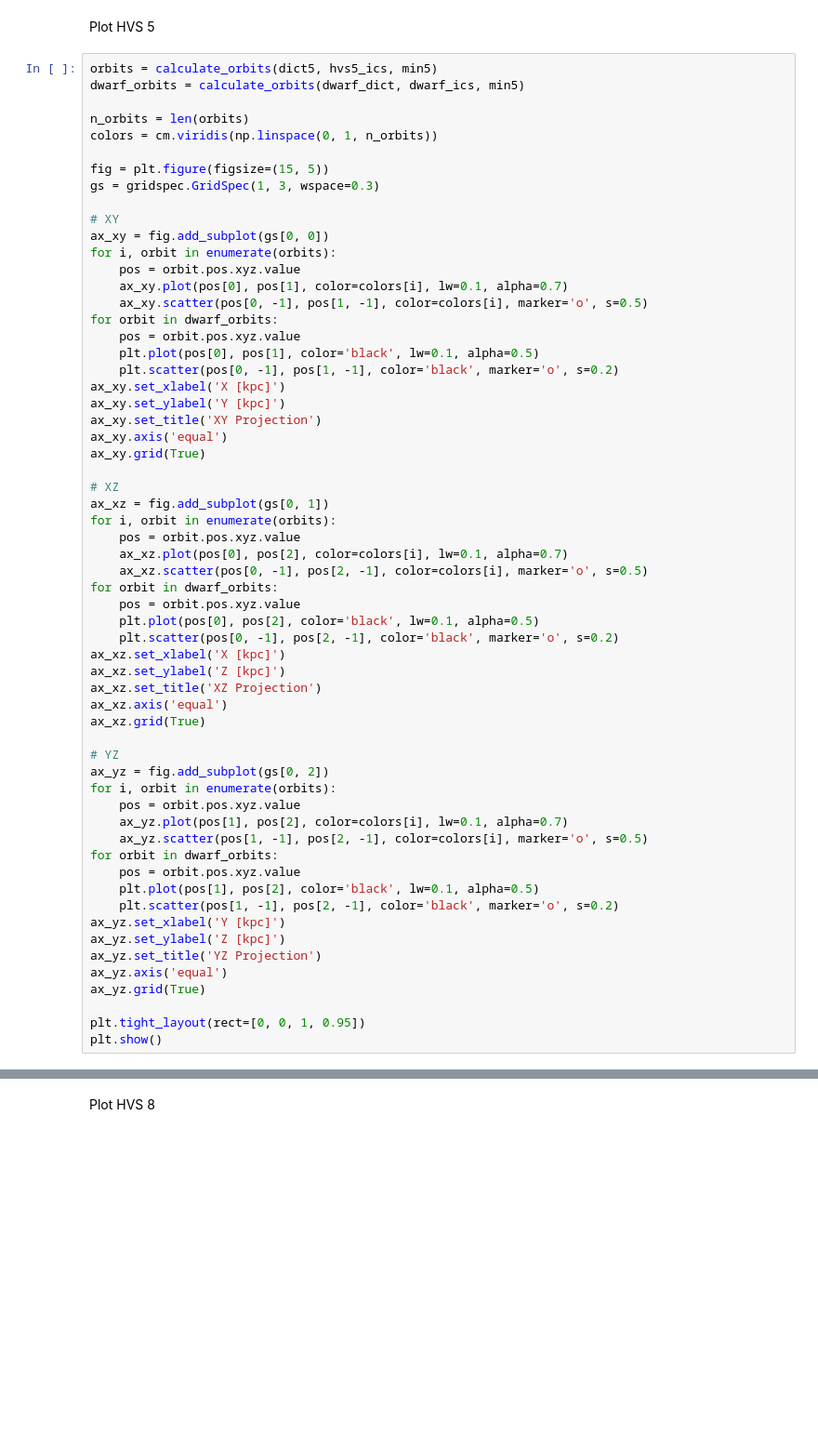
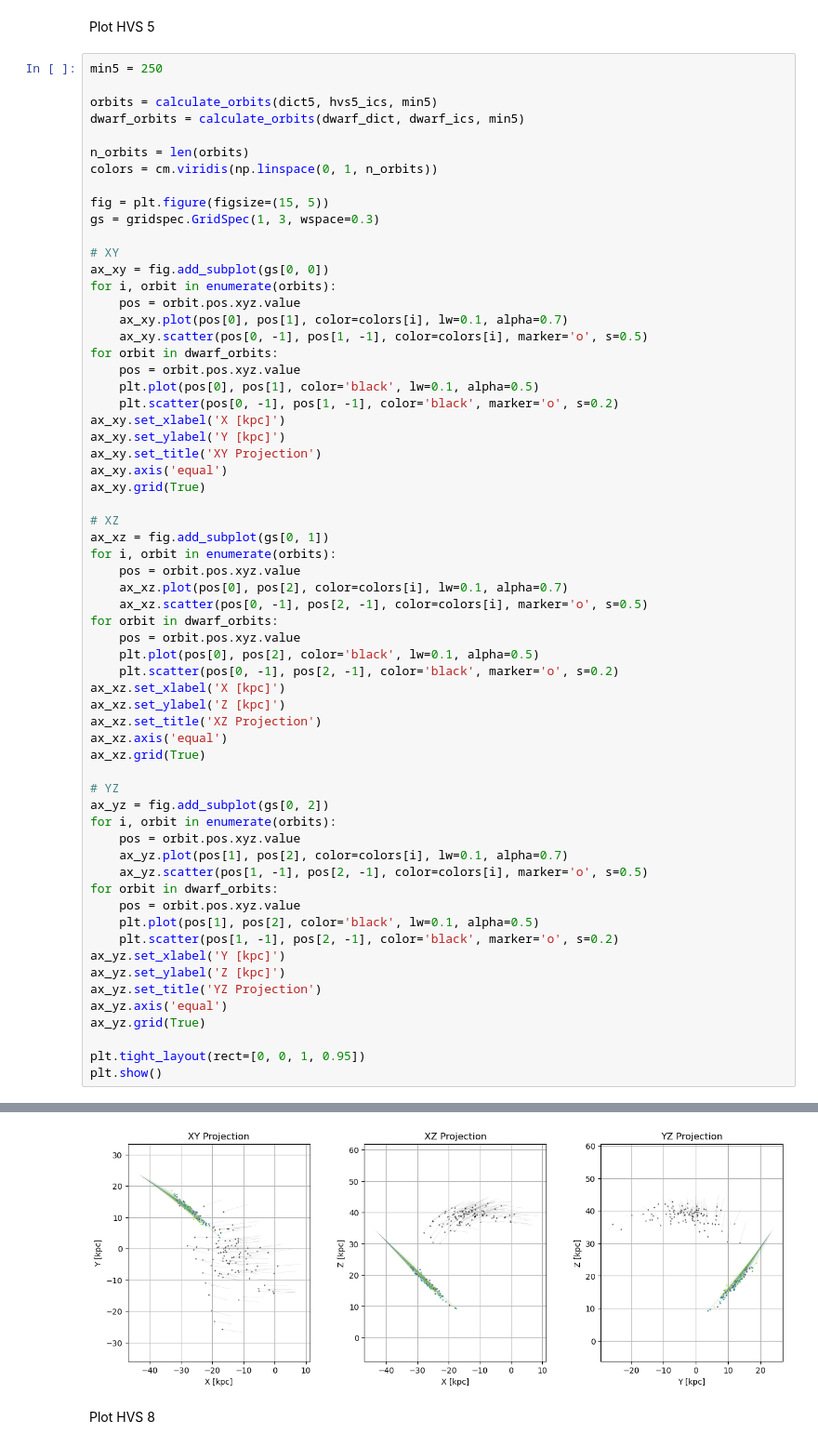
Before and after one commit to HaydenTedrake/HPV_project, a Jupyter notebook: Galaxies/ComaBerenices.ipynb, the cells around one changed output, grey strips where cells are left out. Shown: that part at 93% size. Drawn from its saved outputs; the diff is of its cells as text; blank space fills up the shorter version.

```diff
--- a/Galaxies/ComaBerenices.ipynb
+++ b/Galaxies/ComaBerenices.ipynb
@@ -223,6 +220,8 @@ hvs23_ics = gd.PhaseSpacePosition(pos=hvs23_GC.cartesian.xyz, vel=hvs23_GC.veloc
 # %% [markdown]
 Plot HVS 5
 # %%
+min5 = 250
+
 orbits = calculate_orbits(dict5, hvs5_ics, min5)
 dwarf_orbits = calculate_orbits(dwarf_dict, dwarf_ics, min5)
 
@@ -282,3 +281,4 @@ ax_yz.grid(True)
 
 plt.tight_layout(rect=[0, 0, 1, 0.95])
 plt.show()
+# %% [output]
@@ -285,3 +287,4 @@ plt.show()
+[figure, added]
 # %% [markdown]
 Plot HVS 8
 # %%
```
Also changed, not shown: parts of 6 cells of this notebook, 4 other files.
